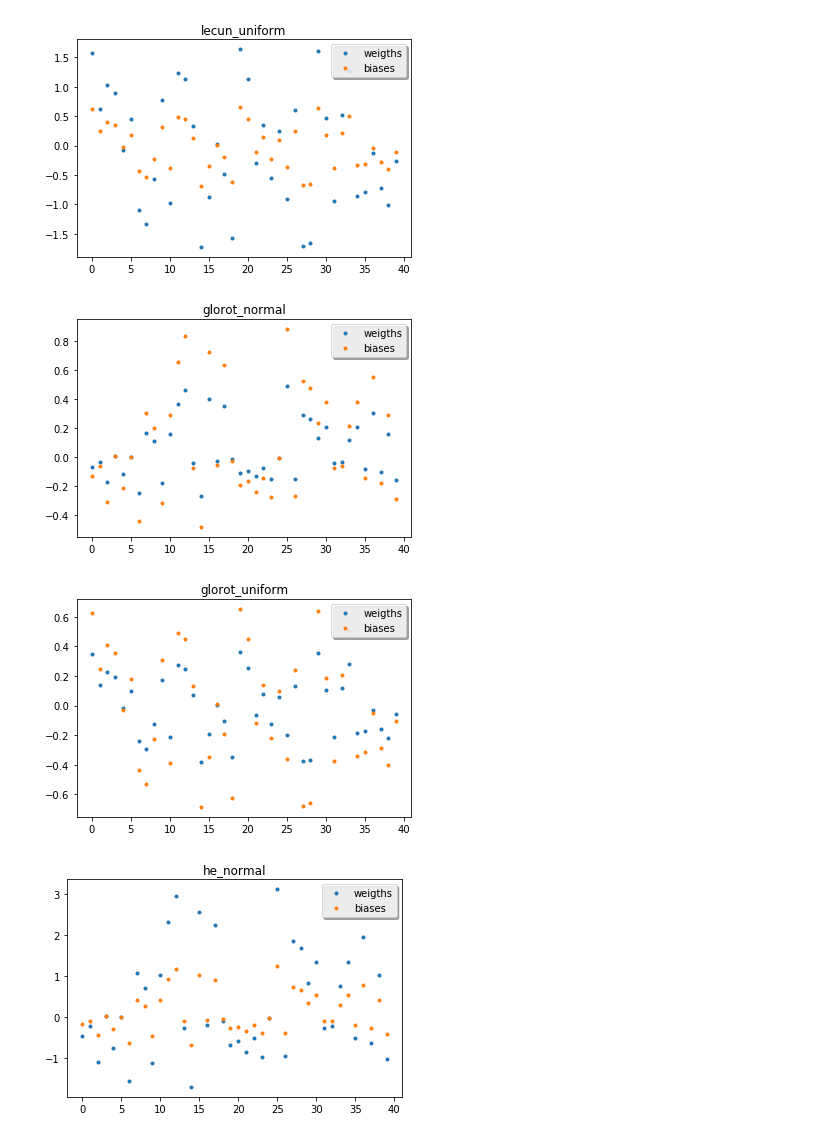
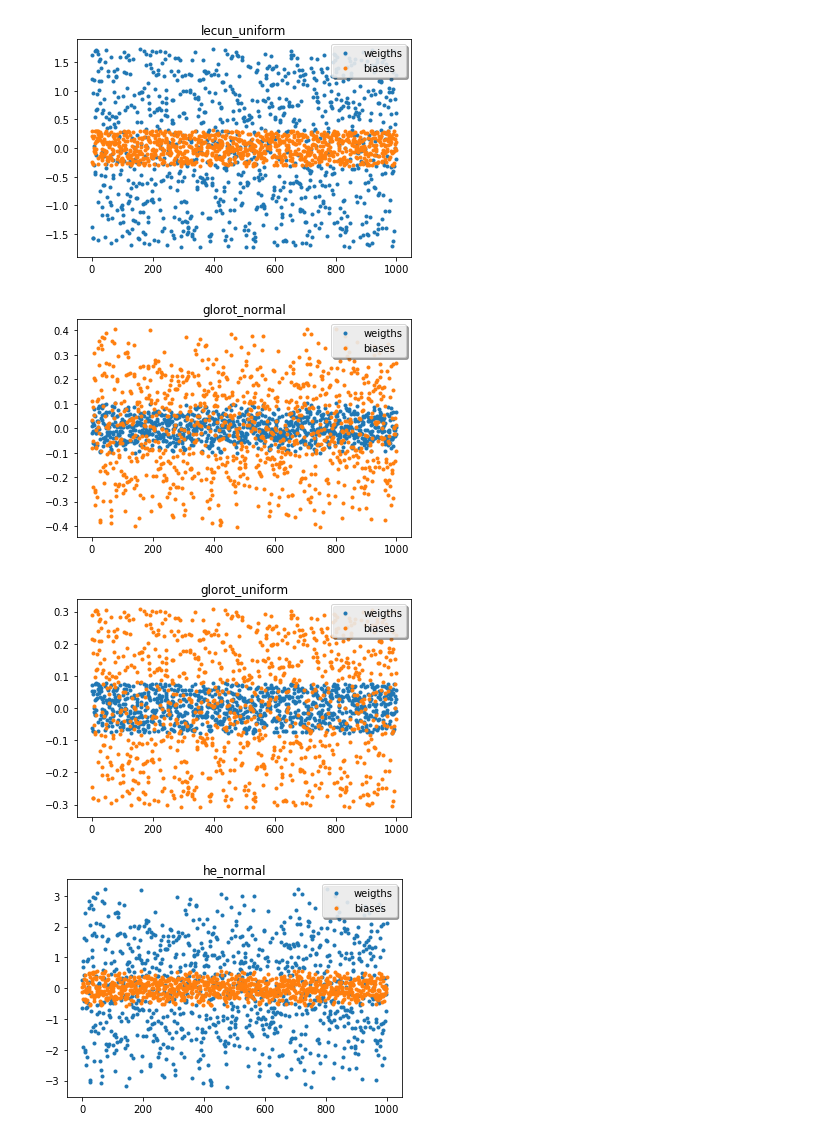
Before and after one commit to DanilaEremenko/NeuralNetwork, a Jupyter notebook: LABS/SecondLab/SecondReport.ipynb, the cells around one changed output. Saved outputs shown, nothing was run; the diff lists cells and outputs as text; code cells hidden in the pictures.

```diff
--- a/LABS/SecondLab/SecondReport.ipynb
+++ b/LABS/SecondLab/SecondReport.ipynb
@@ -1,5 +1,6 @@
 # %%
-#Exploring of weughts and biases
+# Task №1
+#Exploring of functions for weights and biases initializing
 
 import matplotlib.pyplot as plt
 import numpy as np
@@ -18,8 +19,9 @@ def plot_weights(weights, x, title):
 
 
 if __name__ == '__main__':
-    ne_num = 40
+    ne_num = 1000
     in_num = 1
+    seed=0.5
 
     model = Sequential()
     model.add(Dense(ne_num, input_dim=in_num, kernel_initializer=wi.Zeros(), bias_initializer=wi.Zeros()))
@@ -106,4 +108,4 @@ if __name__ == '__main__':
-[figure, old version]
+[figure, new version]
-[figure, old version]
+[figure, new version]
-[figure, old version]
+[figure, new version]
-[figure, old version]
+[figure, new version]
```
Also changed, not shown: parts of 17 cells of this notebook, 5 other files.
